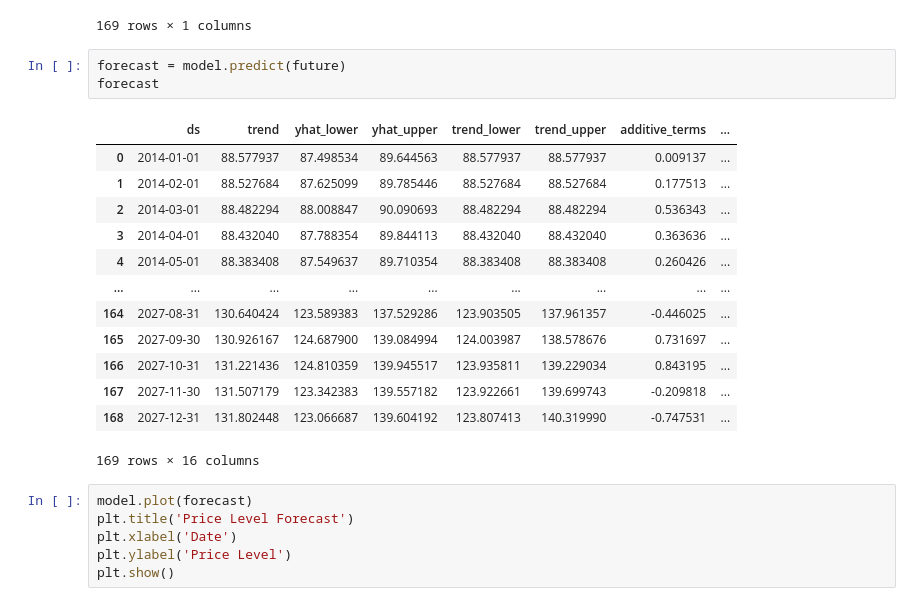
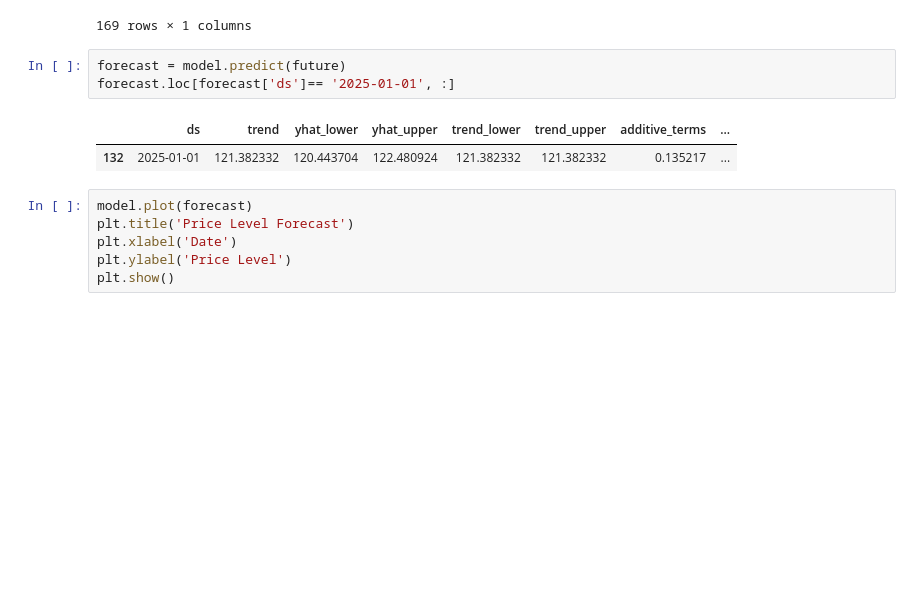
Before and after one commit to codekookiz/inflation-status-app, a Jupyter notebook: jupyter_notebook/data.ipynb, the cells around one changed output. Drawn from its saved outputs; the diff is of its cells as text; blank space fills up the shorter version.

```diff
--- a/jupyter_notebook/data.ipynb
+++ b/jupyter_notebook/data.ipynb
@@ -167,21 +167,10 @@ future
 169 rows × 1 columns
 # %%
 forecast = model.predict(future)
-forecast
+forecast.loc[forecast['ds']== '2025-01-01', :]
 # %% [output]
 |  | ds | trend | yhat_lower | yhat_upper | trend_lower | trend_upper | additive_terms | ... |
-| 0 | 2014-01-01 | 88.577937 | 87.498534 | 89.644563 | 88.577937 | 88.577937 | 0.009137 | ... |
-| 1 | 2014-02-01 | 88.527684 | 87.625099 | 89.785446 | 88.527684 | 88.527684 | 0.177513 | ... |
-| 2 | 2014-03-01 | 88.482294 | 88.008847 | 90.090693 | 88.482294 | 88.482294 | 0.536343 | ... |
-| 3 | 2014-04-01 | 88.432040 | 87.788354 | 89.844113 | 88.432040 | 88.432040 | 0.363636 | ... |
-| 4 | 2014-05-01 | 88.383408 | 87.549637 | 89.710354 | 88.383408 | 88.383408 | 0.260426 | ... |
-| ... | ... | ... | ... | ... | ... | ... | ... | ... |
-| 164 | 2027-08-31 | 130.640424 | 123.589383 | 137.529286 | 123.903505 | 137.961357 | -0.446025 | ... |
-| 165 | 2027-09-30 | 130.926167 | 124.687900 | 139.084994 | 124.003987 | 138.578676 | 0.731697 | ... |
-| 166 | 2027-10-31 | 131.221436 | 124.810359 | 139.945517 | 123.935811 | 139.229034 | 0.843195 | ... |
-| 167 | 2027-11-30 | 131.507179 | 123.342383 | 139.557182 | 123.922661 | 139.699743 | -0.209818 | ... |
-| 168 | 2027-12-31 | 131.802448 | 123.066687 | 139.604192 | 123.807413 | 140.319990 | -0.747531 | ... |
+| 132 | 2025-01-01 | 121.382332 | 120.443704 | 122.480924 | 121.382332 | 121.382332 | 0.135217 | ... |
-169 rows × 16 columns
 # %%
 model.plot(forecast)
 plt.title('Price Level Forecast')
```
Also changed, not shown: 1 other file.
